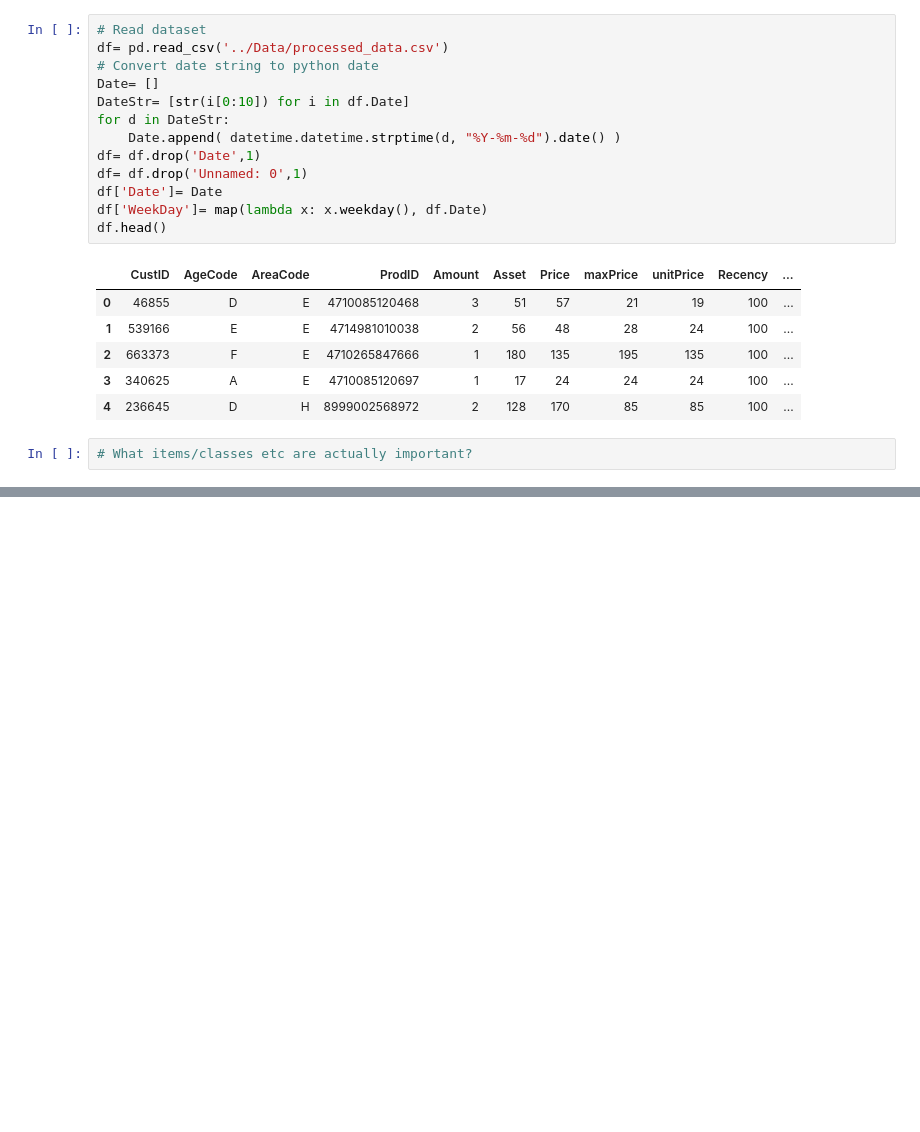
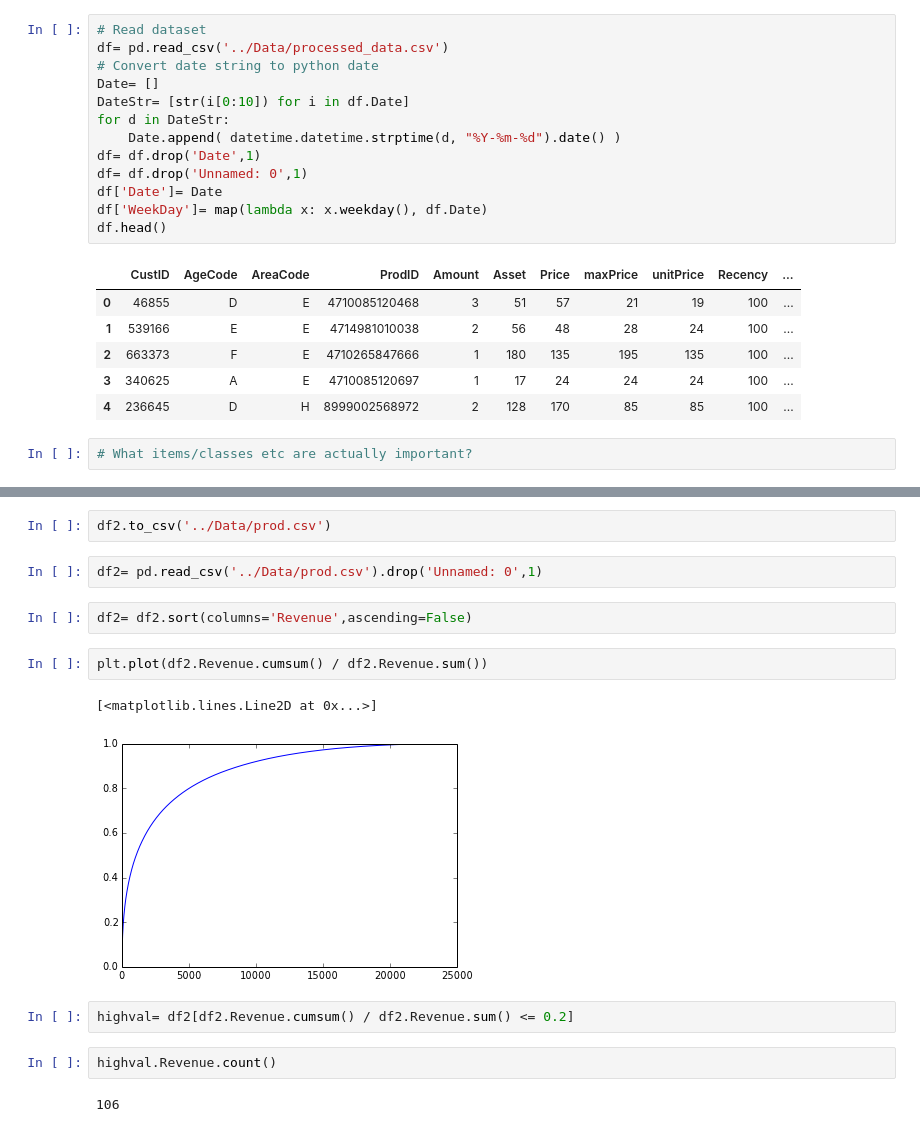
Before and after one commit to dwpsutton/market-basket, a Jupyter notebook: items_and_sales.ipynb, the cells around one changed output, grey strips where cells are left out. Drawn from its saved outputs; the diff is of its cells as text; blank space fills up the shorter version.

```diff
--- a/items_and_sales.ipynb
+++ b/items_and_sales.ipynb
@@ -78,0 +85,17 @@ df2.head()
+# %%
+df2.to_csv('../Data/prod.csv')
+# %%
+df2= pd.read_csv('../Data/prod.csv').drop('Unnamed: 0',1)
+# %%
+df2= df2.sort(columns='Revenue',ascending=False)
+# %%
+plt.plot(df2.Revenue.cumsum() / df2.Revenue.sum())
+# %% [output]
+[<matplotlib.lines.Line2D at 0x...>]
+[figure, added]
+# %%
+highval= df2[df2.Revenue.cumsum() / df2.Revenue.sum() <= 0.2]
+# %%
+highval.Revenue.count()
+# %% [output]
+106
```
Also changed, not shown: parts of 11 cells of this notebook.
